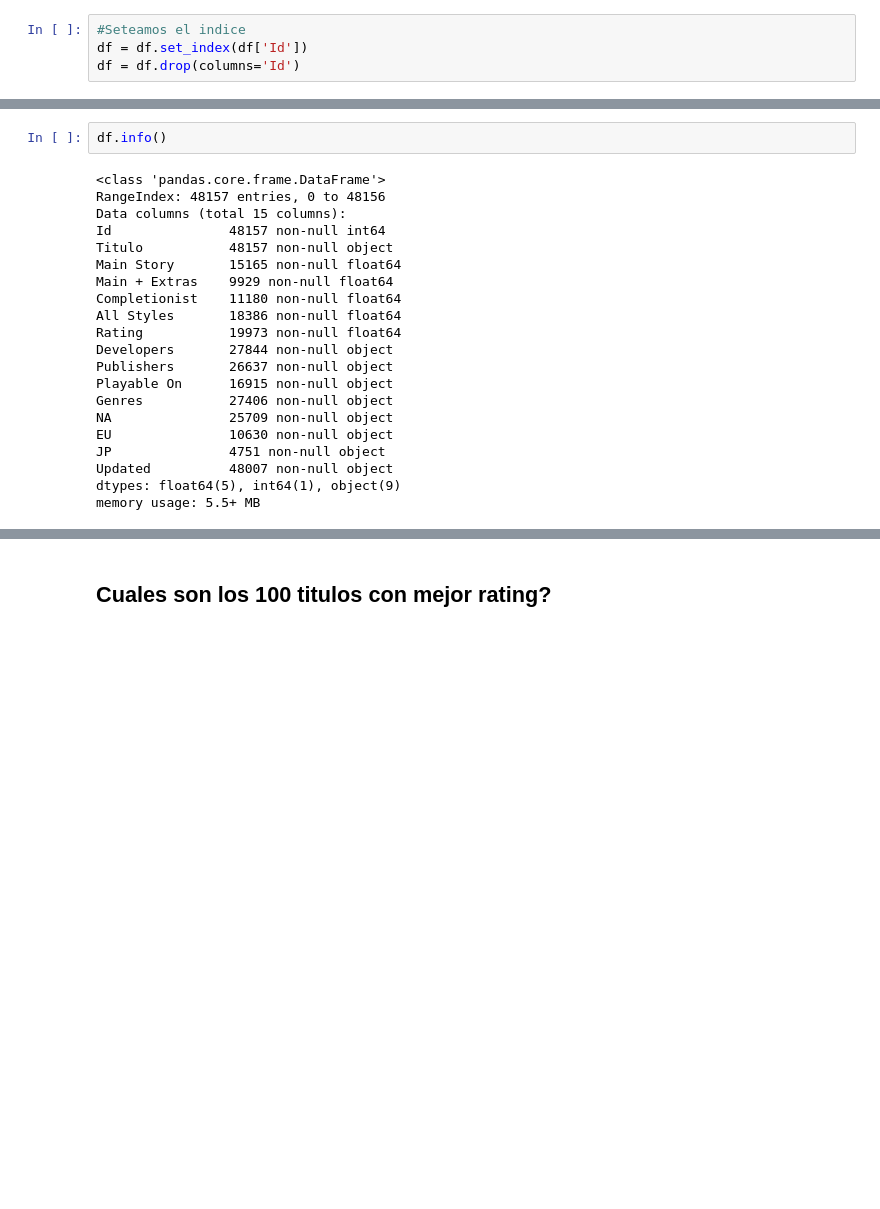
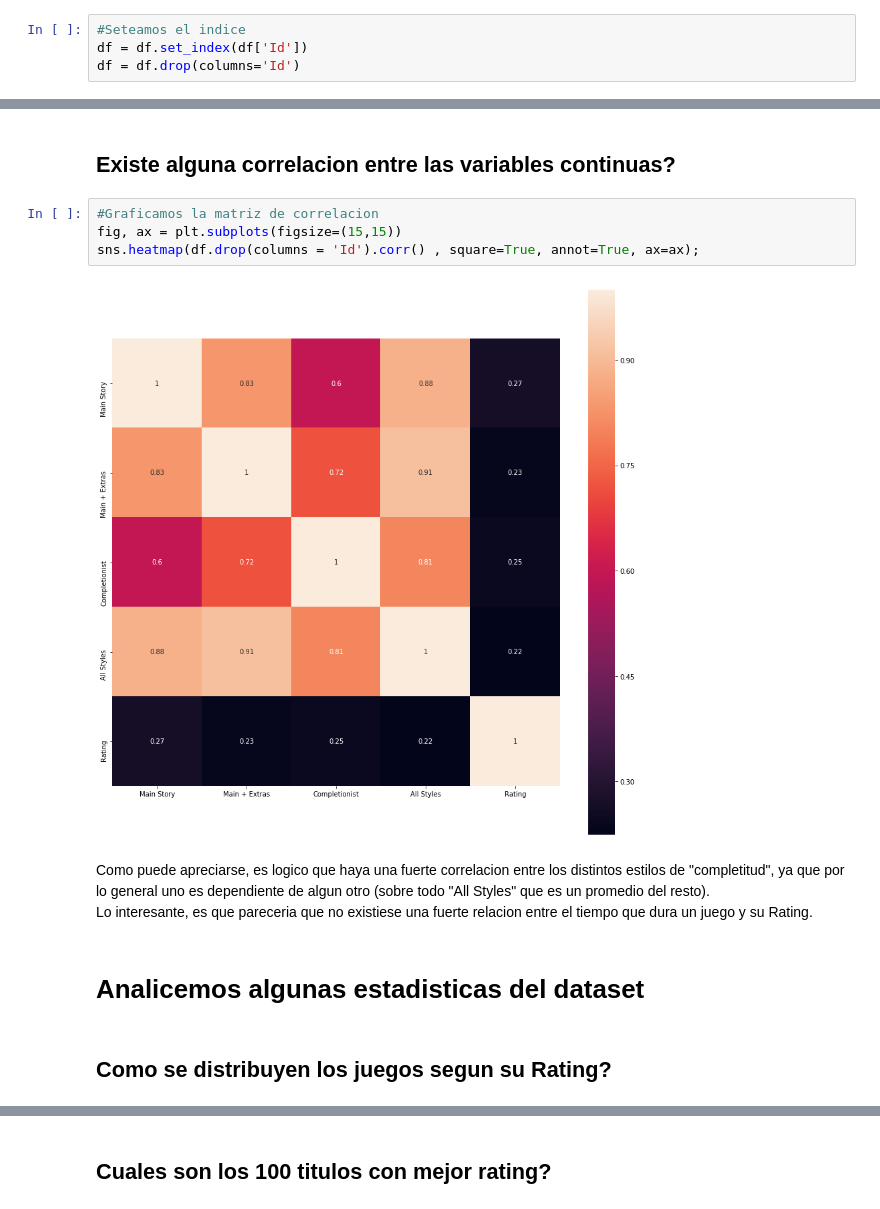
Before and after one commit to raharari/HLTB-Scrapper, a Jupyter notebook: Data Cleaning y Modelado.ipynb, the cells around one changed output, grey strips where cells are left out. Drawn from its saved outputs; the diff is of its cells as text; blank space fills up the shorter version.

```diff
--- a/Data Cleaning y Modelado.ipynb
+++ b/Data Cleaning y Modelado.ipynb
@@ -95,26 +115,18 @@ df.head(10)
 | 7 | 21 | .hack//G.U. Vol. 3: Redemption | 23.5 | 35.5 | 52.5 | 30.0 | 79.0 | CYBERCONNECT2 | ... |
 | 8 | 22 | .hack//Infection | 18.0 | 20.0 | 28.5 | 20.5 | 78.0 | CYBERCONNECT2 | ... |
 | 9 | 23 | .hack//Link | 29.0 | 54.0 | NaN | 41.5 | 55.0 | CYBERCONNECT2 | ... |
-# %%
-df.info()
-# %% [output]
-<class 'pandas.core.frame.DataFrame'>
-RangeIndex: 48157 entries, 0 to 48156
-Data columns (total 15 columns):
-Id               48157 non-null int64
-Titulo           48157 non-null object
-Main Story       15165 non-null float64
-Main + Extras    9929 non-null float64
-Completionist    11180 non-null float64
-All Styles       18386 non-null float64
-Rating           19973 non-null float64
-Developers       27844 non-null object
-Publishers       26637 non-null object
-Playable On      16915 non-null object
-Genres           27406 non-null object
-NA               25709 non-null object
-EU               10630 non-null object
-JP               4751 non-null object
-Updated          48007 non-null object
-dtypes: float64(5), int64(1), object(9)
-memory usage: 5.5+ MB
+# %% [markdown]
+## Existe alguna correlacion entre las variables continuas?
+# %%
+#Graficamos la matriz de correlacion
+fig, ax = plt.subplots(figsize=(15,15))
+sns.heatmap(df.drop(columns = 'Id').corr() , square=True, annot=True, ax=ax);
+# %% [output]
+[figure, added]
+# %% [markdown]
+Como puede apreciarse, es logico que haya una fuerte correlacion entre los distintos estilos de "completitud", ya que por lo general uno es dependiente de algun otro (sobre todo "All Styles" que es un promedio del resto).<br>
+Lo interesante, es que pareceria que no existiese una fuerte relacion entre el tiempo que dura un juego y su Rating.
+# %% [markdown]
+# Analicemos algunas estadisticas del dataset
+# %% [markdown]
+## Como se distribuyen los juegos segun su Rating?
```
Also changed, not shown: parts of 40 cells of this notebook.
